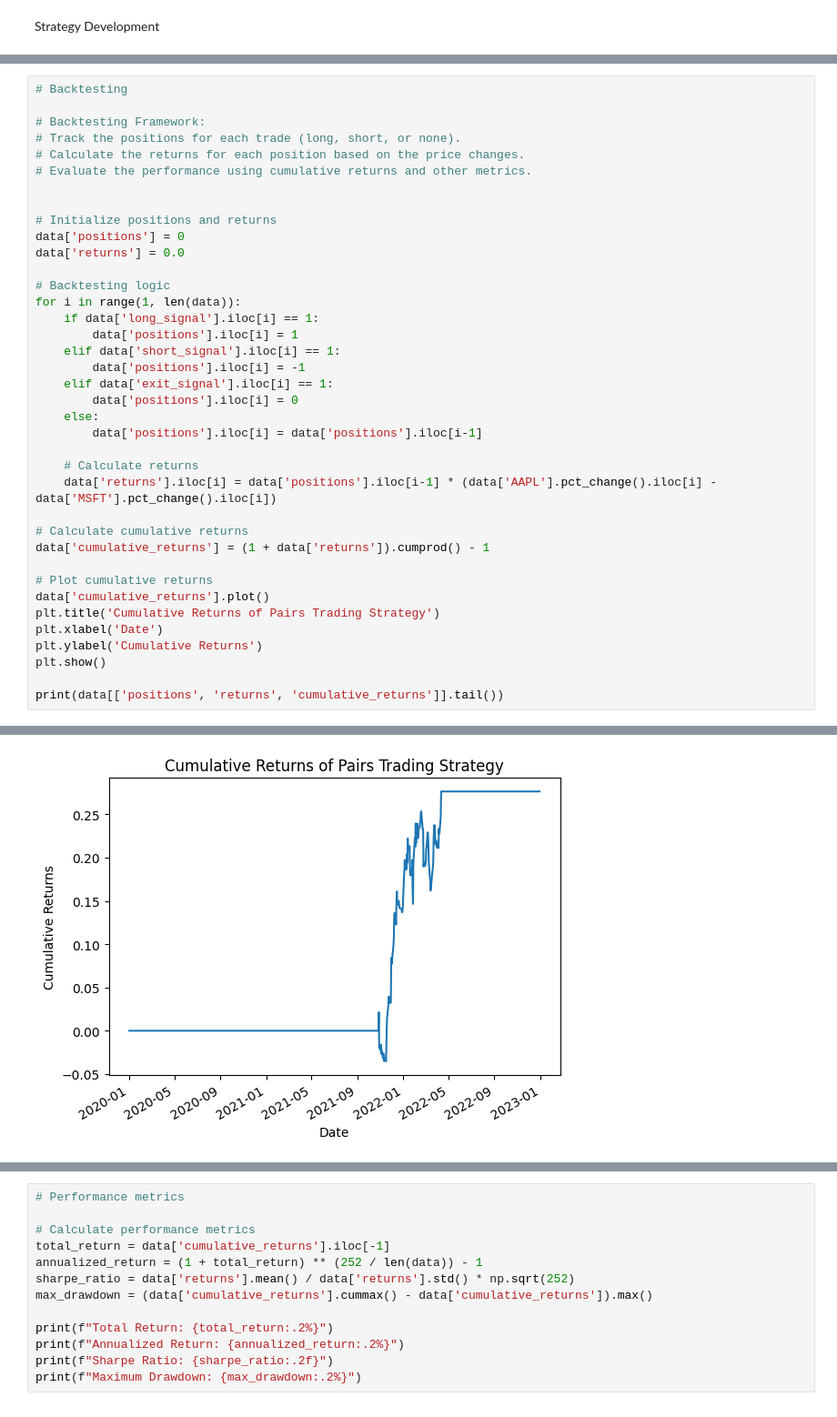
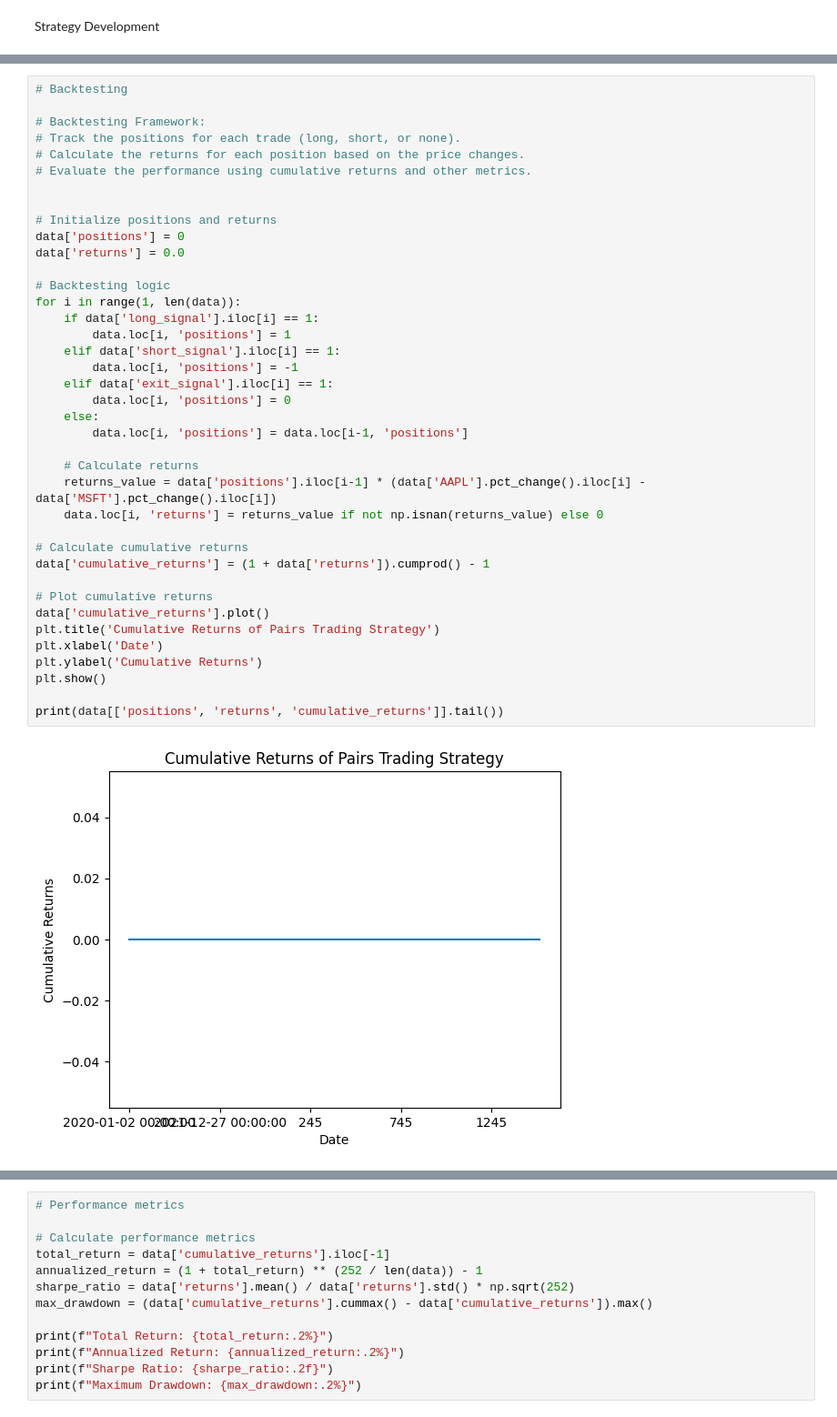
Before and after one commit to AryaJeet1364/AlgoTrading, a Jupyter notebook: 5_PairsTrading.ipynb, the cells around one changed output, grey strips where cells are left out. Shown at 91% size. Saved outputs shown, nothing was run; the diff lists cells and outputs as text.

```diff
--- a/5_PairsTrading.ipynb
+++ b/5_PairsTrading.ipynb
@@ -216,35 +217,37 @@ Date
 # Track the positions for each trade (long, short, or none).
 # Calculate the returns for each position based on the price changes.
 # Evaluate the performance using cumulative returns and other metrics.
 
 
 # Initialize positions and returns
 data['positions'] = 0
 data['returns'] = 0.0
 
 # Backtesting logic
 for i in range(1, len(data)):
     if data['long_signal'].iloc[i] == 1:
-        data['positions'].iloc[i] = 1
+        data.loc[i, 'positions'] = 1
     elif data['short_signal'].iloc[i] == 1:
-        data['positions'].iloc[i] = -1
+        data.loc[i, 'positions'] = -1
     elif data['exit_signal'].iloc[i] == 1:
-        data['positions'].iloc[i] = 0
+        data.loc[i, 'positions'] = 0
     else:
-        data['positions'].iloc[i] = data['positions'].iloc[i-1]
+        data.loc[i, 'positions'] = data.loc[i-1, 'positions']
 
     # Calculate returns
-    data['returns'].iloc[i] = data['positions'].iloc[i-1] * (data['AAPL'].pct_change().iloc[i] - data['MSFT'].pct_change().iloc[i])
+    returns_value = data['positions'].iloc[i-1] * (data['AAPL'].pct_change().iloc[i] - data['MSFT'].pct_change().iloc[i])
+    data.loc[i, 'returns'] = returns_value if not np.isnan(returns_value) else 0
 
 # Calculate cumulative returns
 data['cumulative_returns'] = (1 + data['returns']).cumprod() - 1
 
 # Plot cumulative returns
 data['cumulative_returns'].plot()
 plt.title('Cumulative Returns of Pairs Trading Strategy')
 plt.xlabel('Date')
 plt.ylabel('Cumulative Returns')
 plt.show()
 
 print(data[['positions', 'returns', 'cumulative_returns']].tail())
 # %% [output]
+[figure, new version]
@@ -268 +260,0 @@ See the caveats in the documentation: https://pandas.pydata.org/pandas-docs/stab
-[figure, old version]
```
Also changed, not shown: parts of 3 cells of this notebook, 1 other file.
